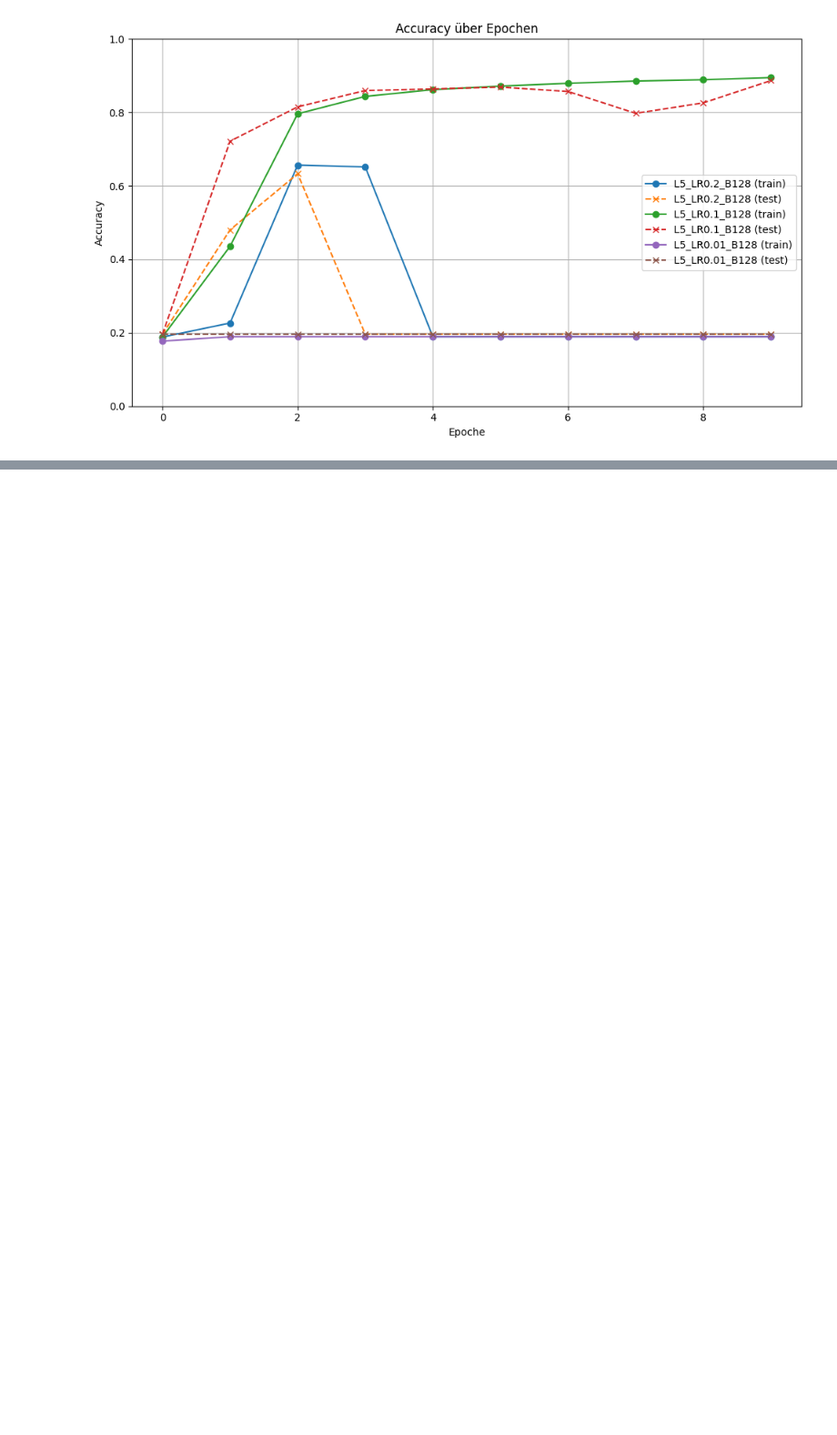
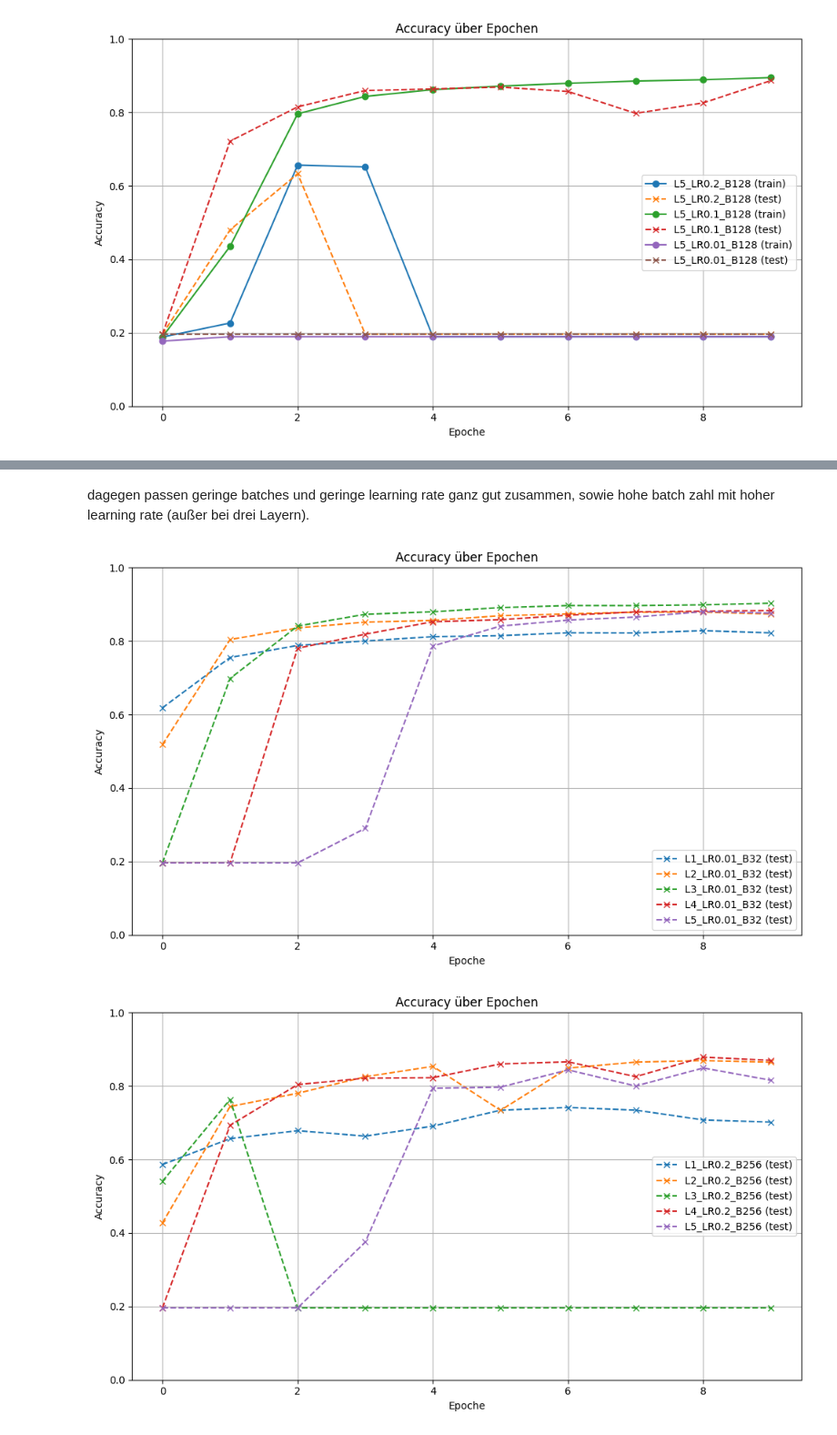
Before and after one commit to Lopo23/CNN, a Jupyter notebook: cnn (1) (1).ipynb, the cells around one changed output, grey strips where cells are left out. Shown at 91% size. Drawn from its saved outputs; the diff is of its cells as text; code cells hidden in the pictures; blank space fills up the shorter version.

```diff
--- a/cnn (1) (1).ipynb
+++ b/cnn (1) (1).ipynb
@@ -1082,0 +1100,8 @@ plot_accuracy(ALL_RESULTS, batches=[64], lrs=[0.1], mode ="test")
+# %% [markdown]
+dagegen passen geringe batches und geringe learning rate ganz gut zusammen, sowie hohe batch zahl mit hoher learning rate (außer bei drei Layern).
+# %%
+plot_accuracy(ALL_RESULTS, batches=[32], lrs = [0.01], mode="test")
+plot_accuracy(ALL_RESULTS, batches=[256], lrs = [0.2], mode="test")
+# %% [output]
+[figure, added]
+[figure, added]
```
Also changed, not shown: parts of 22 cells of this notebook.
